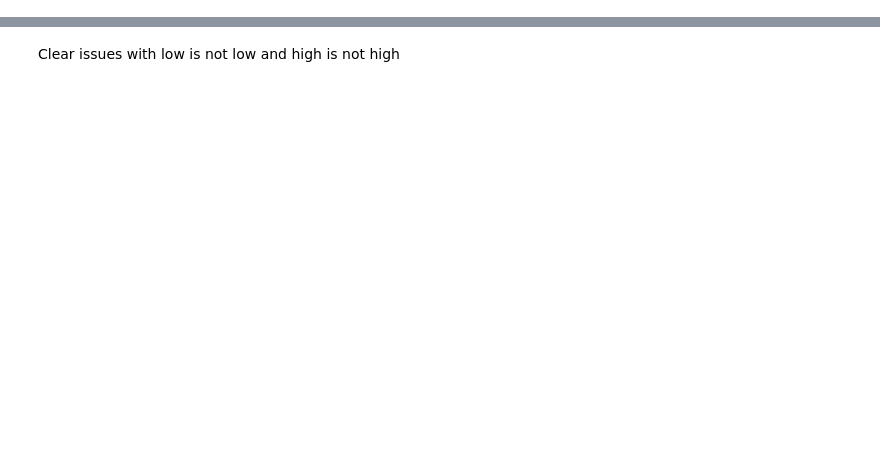
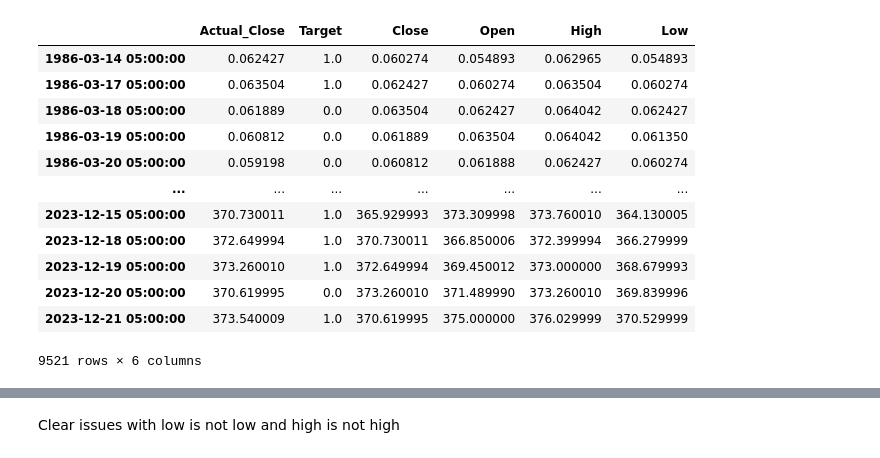
Before and after one commit to davelil4/portfolio-optimizer, a Jupyter notebook: model_testing.ipynb, the cells around one changed output, grey strips where cells are left out. Cells and saved outputs as stored; diff of their text form; code cells hidden in the pictures; blank space fills up the shorter version.

```diff
--- a/model_testing.ipynb
+++ b/model_testing.ipynb
@@ -50,7 +51,8 @@ def create_shifted_data(ticker_hist, predictors, days=1):
 
     # Setup our target.  This identifies if the price went up or down
     # data["Target"] = ticker_hist.rolling(days+1).apply(lambda x: x.iloc[-1] > x.iloc[0])["Close"] # Might have to adjust if days are different
-    data["Target"] = (ticker_hist["Close"].shift(days) < ticker_hist["Close"]).astype(float)
+    # data["Target"] = (ticker_hist["Close"].shift(days) < ticker_hist["Close"]).astype(float)
+    data["Target"] = np.where(ticker_hist["Close"] > ticker_hist["Close"].shift(days), 1.0, 0.0)
 
     # Shift stock prices forward one day, so we're predicting tomorrow's stock prices from today's prices.
     ticker_prev = ticker_hist.copy()
@@ -61,13 +63,28 @@ def create_shifted_data(ticker_hist, predictors, days=1):
 # %%
 symbol = "MSFT"
 time = "max"
 ticker_hist = grab_ticker_data(symbol, time)
 predictors = [
     "Close",
     # "Volume",
     "Open", "High", "Low"
     ]
 data = create_shifted_data(ticker_hist, predictors)
+data
+# %% [output]
+|  | Actual_Close | Target | Close | Open | High | Low |
+| 1986-03-14 05:00:00 | 0.062427 | 1.0 | 0.060274 | 0.054893 | 0.062965 | 0.054893 |
+| 1986-03-17 05:00:00 | 0.063504 | 1.0 | 0.062427 | 0.060274 | 0.063504 | 0.060274 |
+| 1986-03-18 05:00:00 | 0.061889 | 0.0 | 0.063504 | 0.062427 | 0.064042 | 0.062427 |
+| 1986-03-19 05:00:00 | 0.060812 | 0.0 | 0.061889 | 0.063504 | 0.064042 | 0.061350 |
+| 1986-03-20 05:00:00 | 0.059198 | 0.0 | 0.060812 | 0.061888 | 0.062427 | 0.060274 |
+| ... | ... | ... | ... | ... | ... | ... |
+| 2023-12-15 05:00:00 | 370.730011 | 1.0 | 365.929993 | 373.309998 | 373.760010 | 364.130005 |
+| 2023-12-18 05:00:00 | 372.649994 | 1.0 | 370.730011 | 366.850006 | 372.399994 | 366.279999 |
+| 2023-12-19 05:00:00 | 373.260010 | 1.0 | 372.649994 | 369.450012 | 373.000000 | 368.679993 |
+| 2023-12-20 05:00:00 | 370.619995 | 0.0 | 373.260010 | 371.489990 | 373.260010 | 369.839996 |
+| 2023-12-21 05:00:00 | 373.540009 | 1.0 | 370.619995 | 375.000000 | 376.029999 | 370.529999 |
+9521 rows × 6 columns
 # %%
 def backtest(data, model, predictors, start=1000, step=750):
     predictions = []
```
Also changed, not shown: parts of 6 cells of this notebook.
